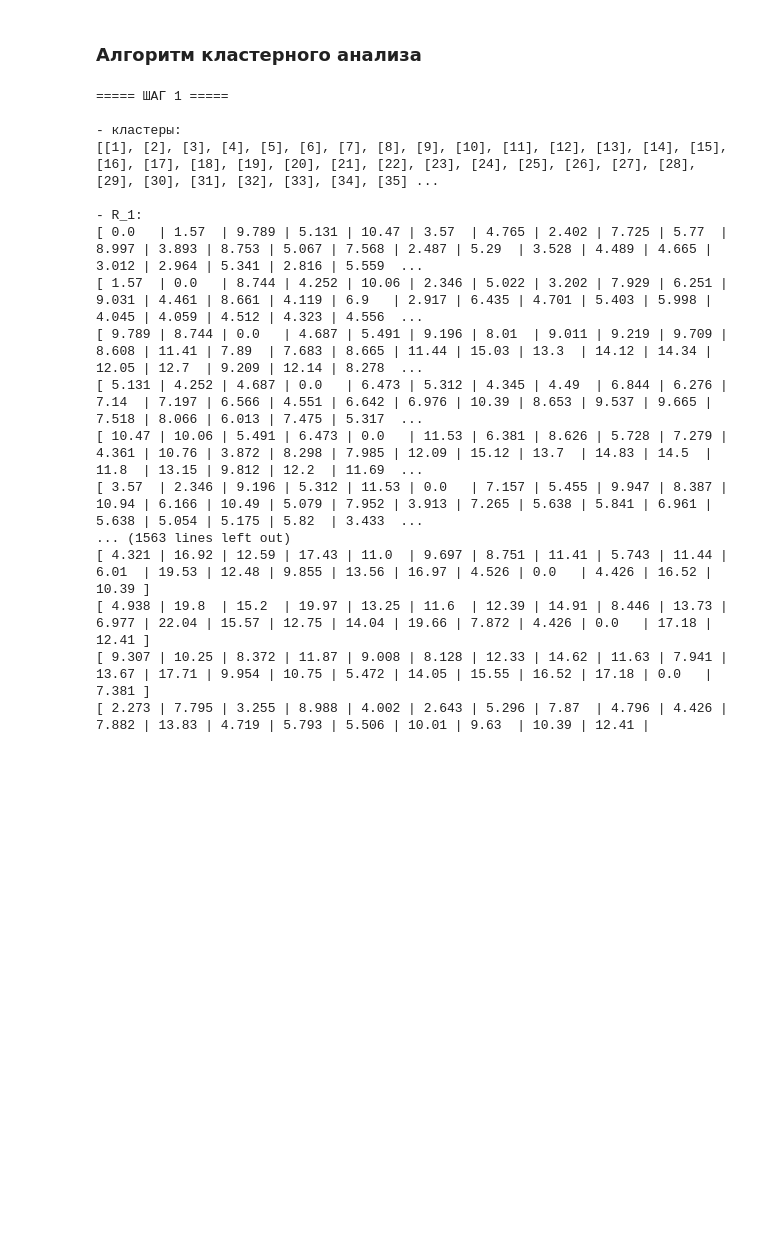
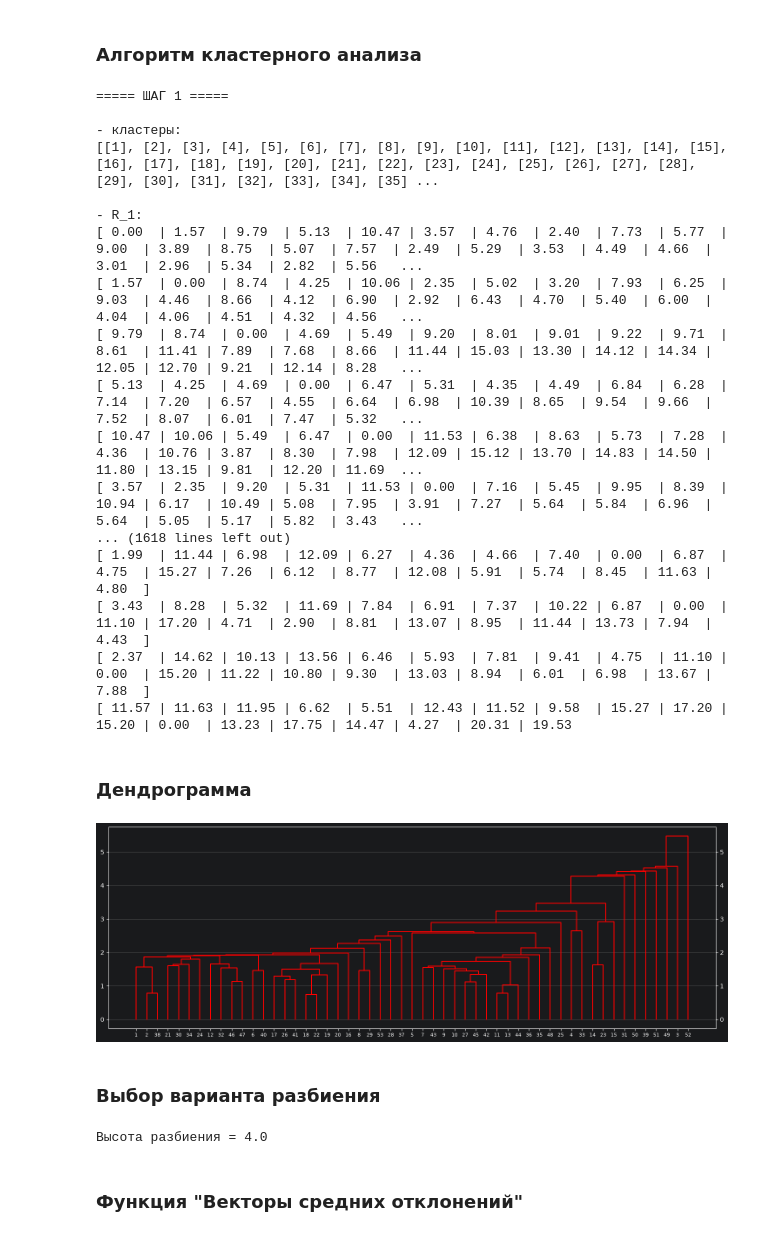
Before and after one commit to Cyber-Limon/Methods_of_statistical_data_processing___UUST, a Jupyter notebook: МСОИ, лабораторные работы/МСОИ, л.р. 5/MoSDP_5.ipynb, the cells around one changed output. Drawn from its saved outputs; the diff is of its cells as text; code cells hidden in the pictures; blank space fills up the shorter version.

```diff
--- a/МСОИ, лабораторные работы/МСОИ, л.р. 5/MoSDP_5.ipynb
+++ b/МСОИ, лабораторные работы/МСОИ, л.р. 5/MoSDP_5.ipynb
@@ -18,7 +18,7 @@ from MoSDP_operations import *
 # %% [markdown]
 ### Получение данных варианта
 # %%
-variant  = 15 # int(input("Введите номер варианта: "))
+variant  = int(input("Введите номер варианта: "))
 var_data = transpose(get_data(variant))
 # %% [markdown]
 ---
@@ -58,7 +58,11 @@ def show_clusters(clusters):
 # %% [markdown]
 ### Алгоритм кластерного анализа
 # %%
-clusters = [[i] for i in range(len(var_data))]
+associations = []
+history      = []
+clusters     = [[i] for i in range(len(var_data))]
+
+
 
 step = 0
 while len(clusters) > 1:
@@ -83,12 +87,18 @@ while len(clusters) > 1:
                 object_2 = j
 
     print(f"\n- R_{step}:")
-    matrix_output(R, 5)
+    matrix_output(R, "5.2f")
 
-    print(f"\n- наиболее близки {object_1 + 1} и {object_2 + 1}: r = {min_dist}\n\n\n")
+    print(f"\n- наиболее близки кластеры {object_1 + 1} и {object_2 + 1}: r = {min_dist}")
+    print(f"---- {object_1 + 1:<2}: {clusters[object_1]}")
+    print(f"---- {object_2 + 1:<2}: {clusters[object_2]}\n\n\n")
+
+    associations.append((clusters[object_1].copy(), clusters[object_2].copy(), min_dist))
 
     clusters[object_1] += clusters[object_2]
     clusters.pop(object_2)
+
+    history.append([copy(clusters), min_dist])
 # %% [output]
 ===== ШАГ 1 =====
 
@@ -96,14 +106,42 @@ while len(clusters) > 1:
 [[1], [2], [3], [4], [5], [6], [7], [8], [9], [10], [11], [12], [13], [14], [15], [16], [17], [18], [19], [20], [21], [22], [23], [24], [25], [26], [27], [28], [29], [30], [31], [32], [33], [34], [35] ...
 
 - R_1:
-[ 0.0   | 1.57  | 9.789 | 5.131 | 10.47 | 3.57  | 4.765 | 2.402 | 7.725 | 5.77  | 8.997 | 3.893 | 8.753 | 5.067 | 7.568 | 2.487 | 5.29  | 3.528 | 4.489 | 4.665 | 3.012 | 2.964 | 5.341 | 2.816 | 5.559  ...
-[ 1.57  | 0.0   | 8.744 | 4.252 | 10.06 | 2.346 | 5.022 | 3.202 | 7.929 | 6.251 | 9.031 | 4.461 | 8.661 | 4.119 | 6.9   | 2.917 | 6.435 | 4.701 | 5.403 | 5.998 | 4.045 | 4.059 | 4.512 | 4.323 | 4.556  ...
-[ 9.789 | 8.744 | 0.0   | 4.687 | 5.491 | 9.196 | 8.01  | 9.011 | 9.219 | 9.709 | 8.608 | 11.41 | 7.89  | 7.683 | 8.665 | 11.44 | 15.03 | 13.3  | 14.12 | 14.34 | 12.05 | 12.7  | 9.209 | 12.14 | 8.278  ...
-[ 5.131 | 4.252 | 4.687 | 0.0   | 6.473 | 5.312 | 4.345 | 4.49  | 6.844 | 6.276 | 7.14  | 7.197 | 6.566 | 4.551 | 6.642 | 6.976 | 10.39 | 8.653 | 9.537 | 9.665 | 7.518 | 8.066 | 6.013 | 7.475 | 5.317  ...
-[ 10.47 | 10.06 | 5.491 | 6.473 | 0.0   | 11.53 | 6.381 | 8.626 | 5.728 | 7.279 | 4.361 | 10.76 | 3.872 | 8.298 | 7.985 | 12.09 | 15.12 | 13.7  | 14.83 | 14.5  | 11.8  | 13.15 | 9.812 | 12.2  | 11.69  ...
-[ 3.57  | 2.346 | 9.196 | 5.312 | 11.53 | 0.0   | 7.157 | 5.455 | 9.947 | 8.387 | 10.94 | 6.166 | 10.49 | 5.079 | 7.952 | 3.913 | 7.265 | 5.638 | 5.841 | 6.961 | 5.638 | 5.054 | 5.175 | 5.82  | 3.433  ...
-... (1563 lines left out)
-[ 4.321 | 16.92 | 12.59 | 17.43 | 11.0  | 9.697 | 8.751 | 11.41 | 5.743 | 11.44 | 6.01  | 19.53 | 12.48 | 9.855 | 13.56 | 16.97 | 4.526 | 0.0   | 4.426 | 16.52 | 10.39 ]
-[ 4.938 | 19.8  | 15.2  | 19.97 | 13.25 | 11.6  | 12.39 | 14.91 | 8.446 | 13.73 | 6.977 | 22.04 | 15.57 | 12.75 | 14.04 | 19.66 | 7.872 | 4.426 | 0.0   | 17.18 | 12.41 ]
-[ 9.307 | 10.25 | 8.372 | 11.87 | 9.008 | 8.128 | 12.33 | 14.62 | 11.63 | 7.941 | 13.67 | 17.71 | 9.954 | 10.75 | 5.472 | 14.05 | 15.55 | 16.52 | 17.18 | 0.0   | 7.381 ]
-[ 2.273 | 7.795 | 3.255 | 8.988 | 4.002 | 2.643 | 5.296 | 7.87  | 4.796 | 4.426 | 7.882 | 13.83 | 4.719 | 5.793 | 5.506 | 10.01 | 9.63  | 10.39 | 12.41 |
+[ 0.00  | 1.57  | 9.79  | 5.13  | 10.47 | 3.57  | 4.76  | 2.40  | 7.73  | 5.77  | 9.00  | 3.89  | 8.75  | 5.07  | 7.57  | 2.49  | 5.29  | 3.53  | 4.49  | 4.66  | 3.01  | 2.96  | 5.34  | 2.82  | 5.56   ...
+[ 1.57  | 0.00  | 8.74  | 4.25  | 10.06 | 2.35  | 5.02  | 3.20  | 7.93  | 6.25  | 9.03  | 4.46  | 8.66  | 4.12  | 6.90  | 2.92  | 6.43  | 4.70  | 5.40  | 6.00  | 4.04  | 4.06  | 4.51  | 4.32  | 4.56   ...
+[ 9.79  | 8.74  | 0.00  | 4.69  | 5.49  | 9.20  | 8.01  | 9.01  | 9.22  | 9.71  | 8.61  | 11.41 | 7.89  | 7.68  | 8.66  | 11.44 | 15.03 | 13.30 | 14.12 | 14.34 | 12.05 | 12.70 | 9.21  | 12.14 | 8.28   ...
+[ 5.13  | 4.25  | 4.69  | 0.00  | 6.47  | 5.31  | 4.35  | 4.49  | 6.84  | 6.28  | 7.14  | 7.20  | 6.57  | 4.55  | 6.64  | 6.98  | 10.39 | 8.65  | 9.54  | 9.66  | 7.52  | 8.07  | 6.01  | 7.47  | 5.32   ...
+[ 10.47 | 10.06 | 5.49  | 6.47  | 0.00  | 11.53 | 6.38  | 8.63  | 5.73  | 7.28  | 4.36  | 10.76 | 3.87  | 8.30  | 7.98  | 12.09 | 15.12 | 13.70 | 14.83 | 14.50 | 11.80 | 13.15 | 9.81  | 12.20 | 11.69  ...
+[ 3.57  | 2.35  | 9.20  | 5.31  | 11.53 | 0.00  | 7.16  | 5.45  | 9.95  | 8.39  | 10.94 | 6.17  | 10.49 | 5.08  | 7.95  | 3.91  | 7.27  | 5.64  | 5.84  | 6.96  | 5.64  | 5.05  | 5.17  | 5.82  | 3.43   ...
+... (1618 lines left out)
+[ 1.99  | 11.44 | 6.98  | 12.09 | 6.27  | 4.36  | 4.66  | 7.40  | 0.00  | 6.87  | 4.75  | 15.27 | 7.26  | 6.12  | 8.77  | 12.08 | 5.91  | 5.74  | 8.45  | 11.63 | 4.80  ]
+[ 3.43  | 8.28  | 5.32  | 11.69 | 7.84  | 6.91  | 7.37  | 10.22 | 6.87  | 0.00  | 11.10 | 17.20 | 4.71  | 2.90  | 8.81  | 13.07 | 8.95  | 11.44 | 13.73 | 7.94  | 4.43  ]
+[ 2.37  | 14.62 | 10.13 | 13.56 | 6.46  | 5.93  | 7.81  | 9.41  | 4.75  | 11.10 | 0.00  | 15.20 | 11.22 | 10.80 | 9.30  | 13.03 | 8.94  | 6.01  | 6.98  | 13.67 | 7.88  ]
+[ 11.57 | 11.63 | 11.95 | 6.62  | 5.51  | 12.43 | 11.52 | 9.58  | 15.27 | 17.20 | 15.20 | 0.00  | 13.23 | 17.75 | 14.47 | 4.27  | 20.31 | 19.53
+# %% [markdown]
+### Дендрограмма
+# %%
+order = clusters[0]
+point = {(order[i], ): (i, 0) for i in range(len(order))}
+
+plt.figure(figsize=(18, 6))
+for A, B, h in associations:
+    xa, ya = point[tuple(A)]
+    xb, yb = point[tuple(B)]
+    plt.plot([xa, xa, xb, xb], [ya, h, h, yb], color="red")
+    point[tuple(A + B)] = ((xa + xb) / 2, h)
+
+plt.xticks(range(len(order)), [(obj + 1) for obj in order], fontsize=8)
+plt.tick_params(axis="y", right=True, labelright=True)
+plt.grid(axis="y", alpha=0.5)
+plt.show()
+# %% [output]
+[figure, added]
+# %% [markdown]
+### Выбор варианта разбиения
+# %%
+height = float(input("Введите высоту разбиения предприятий на кластеры: "))
+print(f"Высота разбиения = {height}")
+# %% [output]
+Высота разбиения = 4.0
+# %% [markdown]
+### Функция "Векторы средних отклонений"
```
Also changed, not shown: parts of 6 cells of this notebook.
